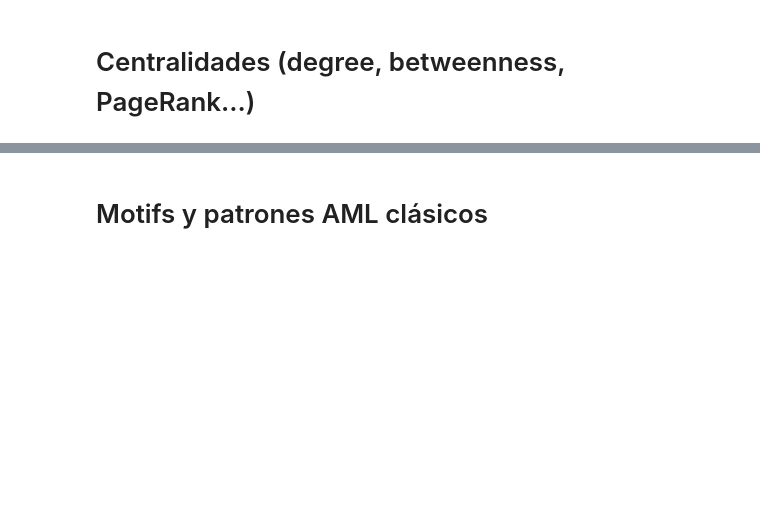
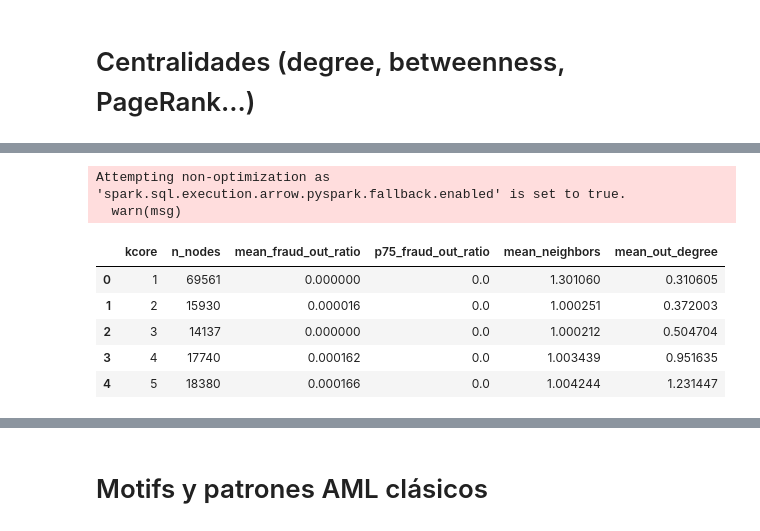
Before and after one commit to IngElecPuc/KaggleChallenges, a Jupyter notebook: Anti Money Laundering Transaction Data/EDA Topológico.ipynb, the cells around one changed output, grey strips where cells are left out. Drawn from its saved outputs; the diff is of its cells as text; code cells hidden in the pictures; blank space fills up the shorter version.

```diff
--- a/Anti Money Laundering Transaction Data/EDA Topológico.ipynb
+++ b/Anti Money Laundering Transaction Data/EDA Topológico.ipynb
@@ -1644,0 +1842,25 @@ Grafo dirigido
+# %%
+fraud_by_kcore = (
+    node_metrics_with_kcore
+    .groupBy("kcore")
+    .agg(
+        F.count("*").alias("n_nodes"),
+        F.mean("fraud_out_ratio").alias("mean_fraud_out_ratio"),
+        F.expr("percentile(fraud_out_ratio, 0.75)").alias("p75_fraud_out_ratio"),
+        F.mean("neighbors_count").alias("mean_neighbors"),
+        F.mean("out_degree").alias("mean_out_degree")
+    )
+    .orderBy("kcore")
+)
+
+fraud_by_kcore_pdf = fraud_by_kcore.limit(5).toPandas()
+fraud_by_kcore_pdf
+# %% [output]
+Attempting non-optimization as 'spark.sql.execution.arrow.pyspark.fallback.enabled' is set to true.
+  warn(msg)
+|  | kcore | n_nodes | mean_fraud_out_ratio | p75_fraud_out_ratio | mean_neighbors | mean_out_degree |
+| 0 | 1 | 69561 | 0.000000 | 0.0 | 1.301060 | 0.310605 |
+| 1 | 2 | 15930 | 0.000016 | 0.0 | 1.000251 | 0.372003 |
+| 2 | 3 | 14137 | 0.000000 | 0.0 | 1.000212 | 0.504704 |
+| 3 | 4 | 17740 | 0.000162 | 0.0 | 1.003439 | 0.951635 |
+| 4 | 5 | 18380 | 0.000166 | 0.0 | 1.004244 | 1.231447 |
```
Also changed, not shown: parts of 31 cells of this notebook, 1 other file.
